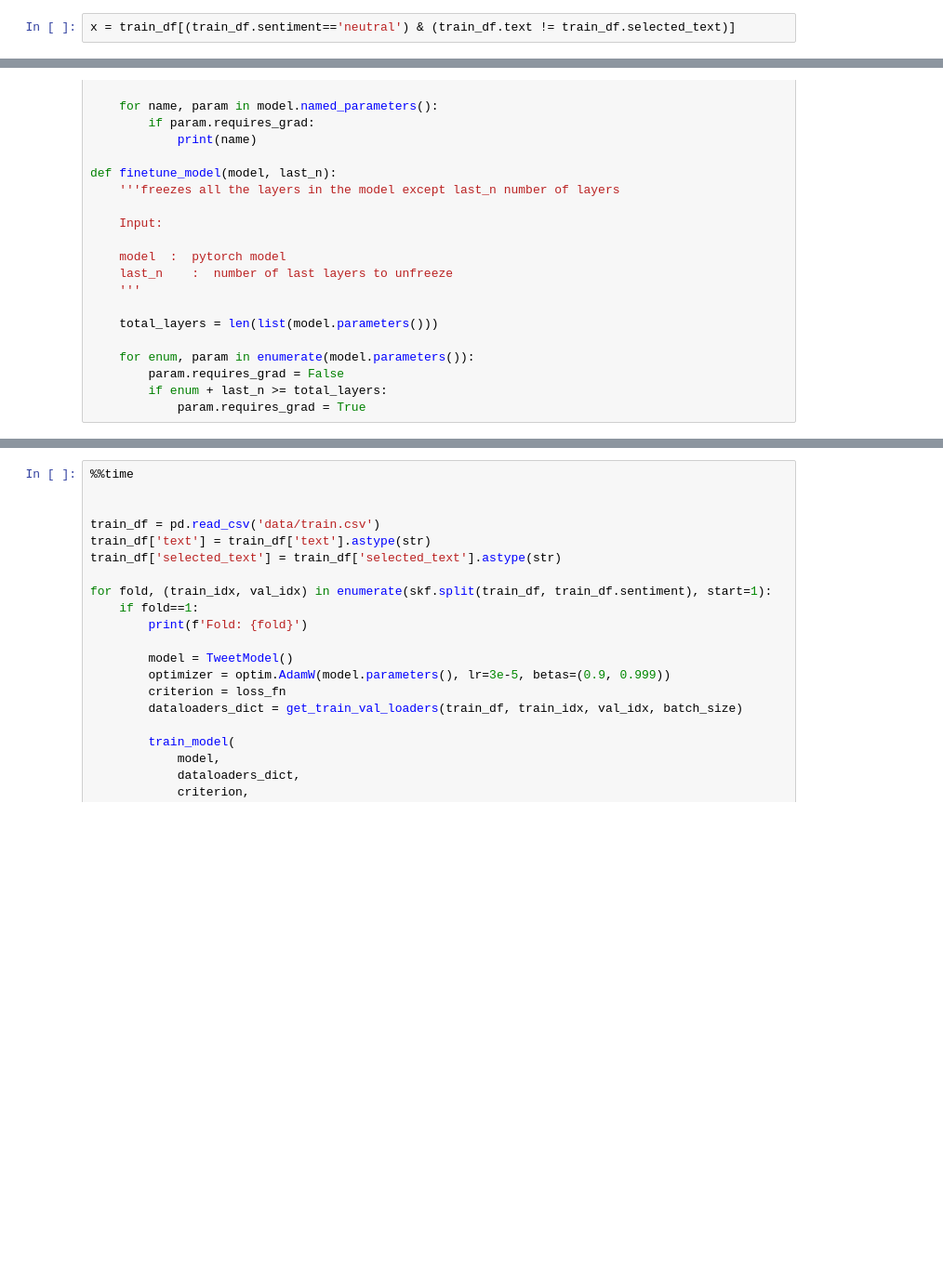
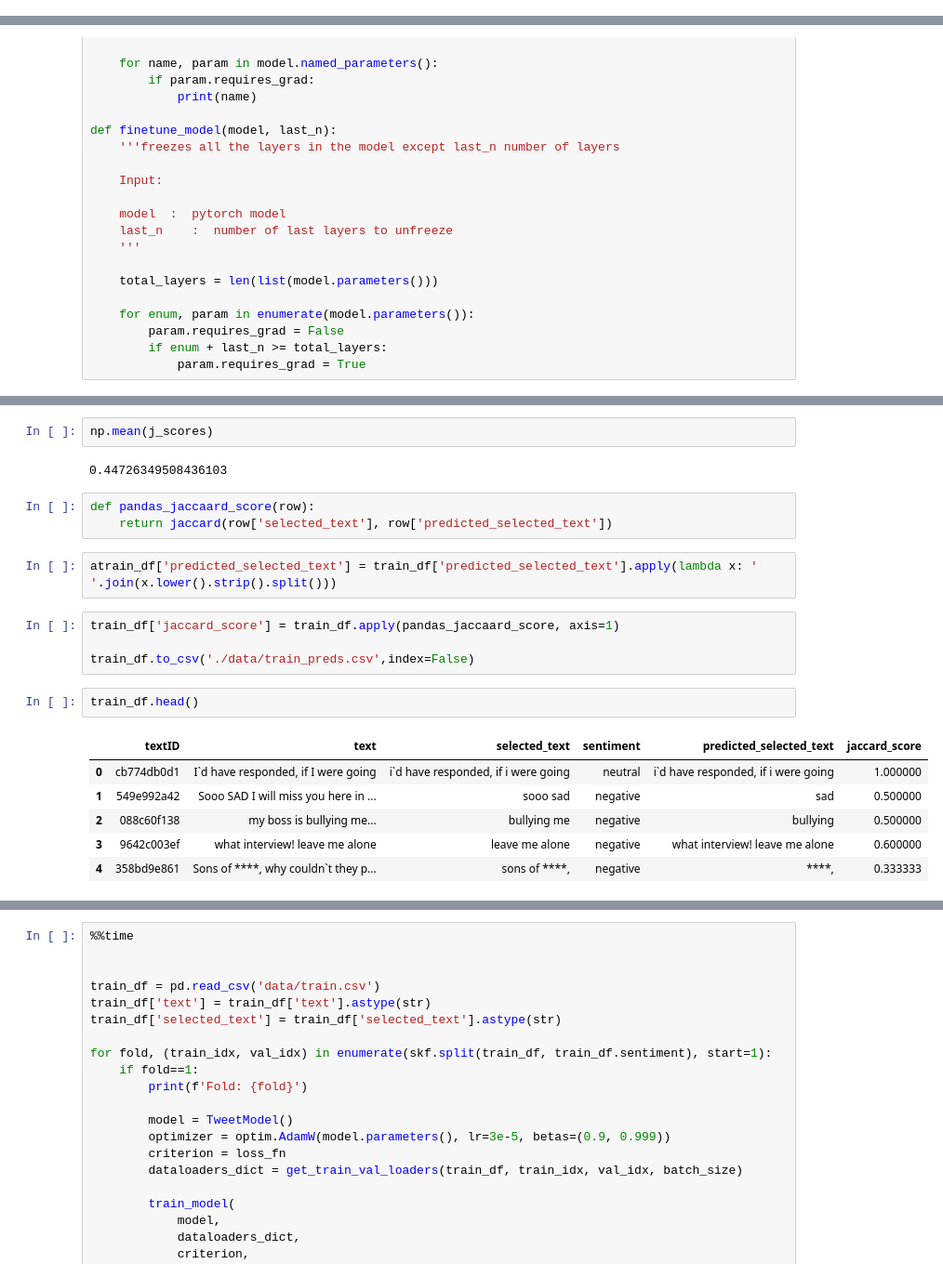
Before and after one commit to nithish08/tweet-sent, a Jupyter notebook: roBERTa.ipynb, the cells around one changed output, grey strips where cells are left out. Shown: that part at 93% size. Drawn from its saved outputs; the diff is of its cells as text; blank space fills up the shorter version.

```diff
--- a/roBERTa.ipynb
+++ b/roBERTa.ipynb
@@ -183,2 +171,0 @@ train_df.selected_text = train_df.selected_text.apply(lambda x: ' '.join(x.lower
-# %%
-x = train_df[(train_df.sentiment=='neutral') & (train_df.text != train_df.selected_text)]
@@ -383,3 +470,25 @@ def finetune_model(model, last_n):
+# %%
+np.mean(j_scores)
+# %% [output]
+0.44726349508436103
+# %%
+def pandas_jaccaard_score(row):
+    return jaccard(row['selected_text'], row['predicted_selected_text'])
+# %%
+atrain_df['predicted_selected_text'] = train_df['predicted_selected_text'].apply(lambda x: ' '.join(x.lower().strip().split()))
+# %%
+train_df['jaccard_score'] = train_df.apply(pandas_jaccaard_score, axis=1)
+
+train_df.to_csv('./data/train_preds.csv',index=False)
+# %%
+train_df.head()
+# %% [output]
+|  | textID | text | selected_text | sentiment | predicted_selected_text | jaccard_score |
+| 0 | cb774db0d1 | I`d have responded, if I were going | i`d have responded, if i were going | neutral | i`d have responded, if i were going | 1.000000 |
+| 1 | 549e992a42 | Sooo SAD I will miss you here in ... | sooo sad | negative | sad | 0.500000 |
+| 2 | 088c60f138 | my boss is bullying me... | bullying me | negative | bullying | 0.500000 |
+| 3 | 9642c003ef | what interview! leave me alone | leave me alone | negative | what interview! leave me alone | 0.600000 |
+| 4 | 358bd9e861 | Sons of ****, why couldn`t they p... | sons of ****, | negative | ****, | 0.333333 |
 # %%
 tm = TweetModel(3e-5)
 
```
Also changed, not shown: parts of 25 cells of this notebook, 2 other files.
